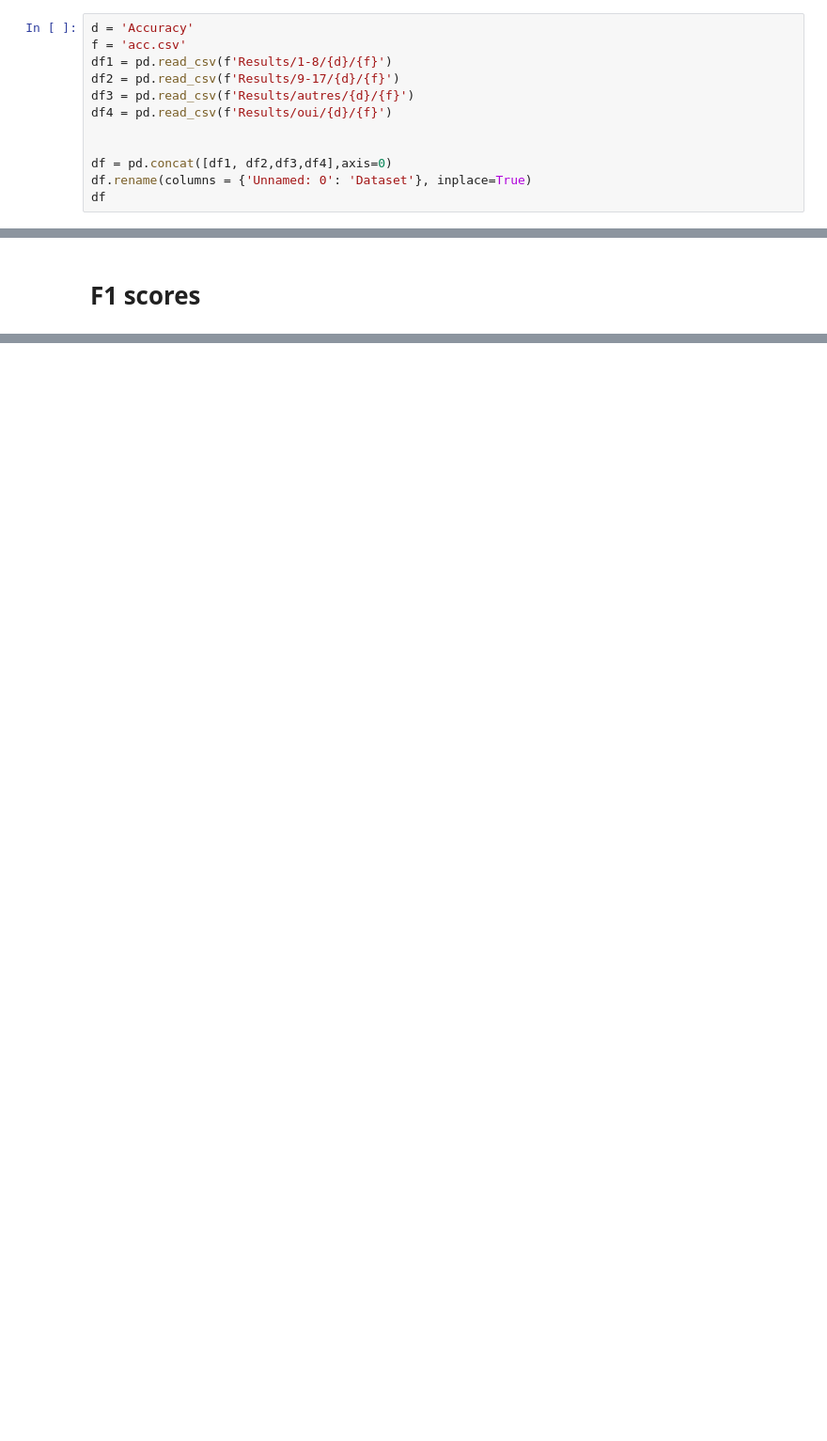
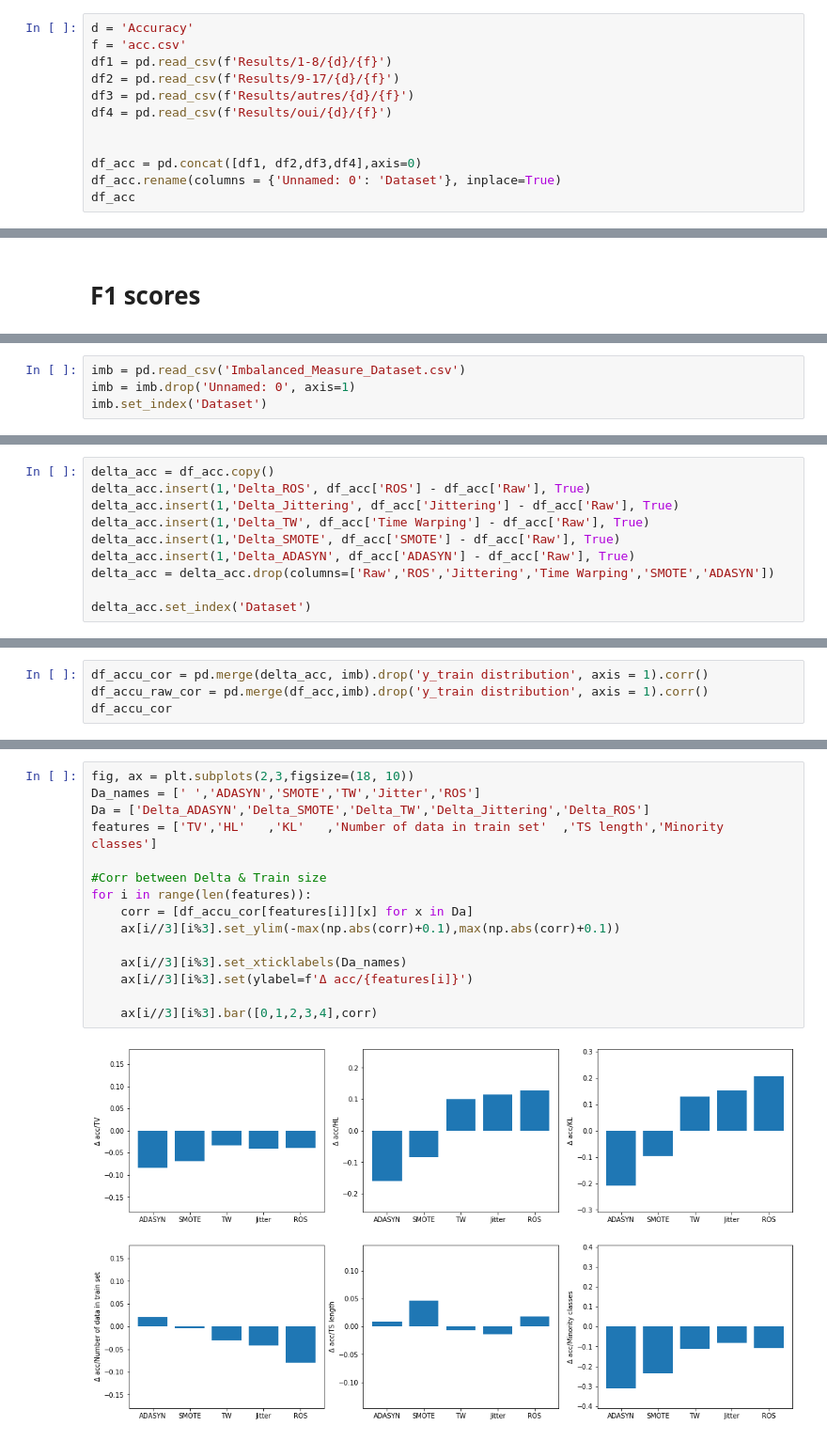
Before and after one commit to DorianJoubaud/ImbalancedTimeSeriesClassification, a Jupyter notebook: Notebook_Classification.ipynb, the cells around one changed output, grey strips where cells are left out. Shown at 94% size. Saved outputs shown, nothing was run; the diff lists cells and outputs as text; blank space fills up the shorter version.

```diff
--- a/Notebook_Classification.ipynb
+++ b/Notebook_Classification.ipynb
@@ -331,9 +278,9 @@ df3 = pd.read_csv(f'Results/autres/{d}/{f}')
 df4 = pd.read_csv(f'Results/oui/{d}/{f}')
 
 
-df = pd.concat([df1, df2,df3,df4],axis=0)
-df.rename(columns = {'Unnamed: 0': 'Dataset'}, inplace=True)
-df
+df_acc = pd.concat([df1, df2,df3,df4],axis=0)
+df_acc.rename(columns = {'Unnamed: 0': 'Dataset'}, inplace=True)
+df_acc
 # %% [output]
 |  | Dataset | Raw | ROS | Jittering | Time Warping | SMOTE | ADASYN |
 | 0 | Earthquakes | 0.571429 | 0.785714 | 0.742857 | 0.728571 | 0.757143 | 0.785714 |
@@ -561,0 +593,4 @@ df
+# %%
+imb = pd.read_csv('Imbalanced_Measure_Dataset.csv')
+imb = imb.drop('Unnamed: 0', axis=1)
+imb.set_index('Dataset')
@@ -561,0 +634,10 @@ df
+# %%
+delta_acc = df_acc.copy()
+delta_acc.insert(1,'Delta_ROS', df_acc['ROS'] - df_acc['Raw'], True)
+delta_acc.insert(1,'Delta_Jittering', df_acc['Jittering'] - df_acc['Raw'], True)
+delta_acc.insert(1,'Delta_TW', df_acc['Time Warping'] - df_acc['Raw'], True)
+delta_acc.insert(1,'Delta_SMOTE', df_acc['SMOTE'] - df_acc['Raw'], True)
+delta_acc.insert(1,'Delta_ADASYN', df_acc['ADASYN'] - df_acc['Raw'], True)
+delta_acc = delta_acc.drop(columns=['Raw','ROS','Jittering','Time Warping','SMOTE','ADASYN'])
+
+delta_acc.set_index('Dataset')
@@ -561,0 +663,4 @@ df
+# %%
+df_accu_cor = pd.merge(delta_acc, imb).drop('y_train distribution', axis = 1).corr()
+df_accu_raw_cor = pd.merge(df_acc,imb).drop('y_train distribution', axis = 1).corr()
+df_accu_cor
@@ -561,0 +686,17 @@ df
+# %%
+fig, ax = plt.subplots(2,3,figsize=(18, 10))
+Da_names = [' ','ADASYN','SMOTE','TW','Jitter','ROS']
+Da = ['Delta_ADASYN','Delta_SMOTE','Delta_TW','Delta_Jittering','Delta_ROS']
+features = ['TV','HL'	,'KL'	,'Number of data in train set'	,'TS length','Minority classes']
+
+#Corr between Delta & Train size
+for i in range(len(features)):
+    corr = [df_accu_cor[features[i]][x] for x in Da]
+    ax[i//3][i%3].set_ylim(-max(np.abs(corr)+0.1),max(np.abs(corr)+0.1))
+
+    ax[i//3][i%3].set_xticklabels(Da_names)
+    ax[i//3][i%3].set(ylabel=f'Δ acc/{features[i]}')
+
+    ax[i//3][i%3].bar([0,1,2,3,4],corr)
+# %% [output]
+[figure, added]
```
Also changed, not shown: parts of 47 cells of this notebook.
